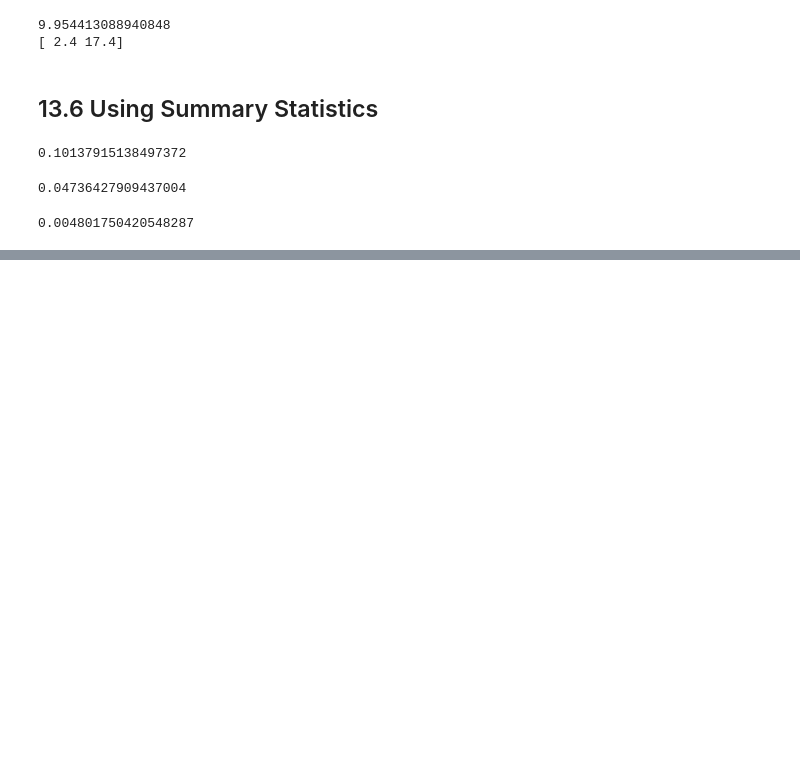
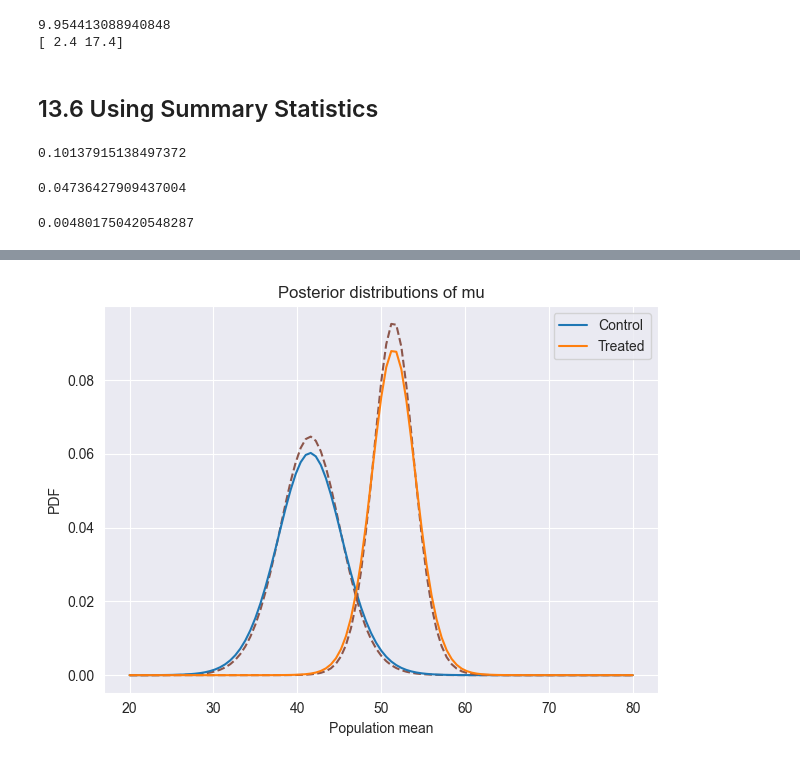
Before and after one commit to Xupeiyi/think-bayes, a Jupyter notebook: chapter13.ipynb, the cells around one changed output, grey strips where cells are left out. Cells and saved outputs as stored; diff of their text form; code cells hidden in the pictures; blank space fills up the shorter version.

```diff
--- a/chapter13.ipynb
+++ b/chapter13.ipynb
@@ -251,0 +311,16 @@ joint_likelihood
+# %%
+pmf_mean_control2 = marginal(posterior_control2, 0)
+pmf_mean_treated2 = marginal(posterior_treated2, 0)
+# %%
+pmf_mean_control.plot(color='C5', ls='--')
+pmf_mean_control2.plot(label='Control')
+pmf_mean_treated.plot(color='C5', ls='--')
+pmf_mean_treated2.plot(label='Treated')
+
+decorate(
+    xlabel='Population mean',
+    ylabel='PDF',
+    title='Posterior distributions of mu'
+)
+# %% [output]
+[figure, added]
```
Also changed, not shown: parts of 8 cells of this notebook.
